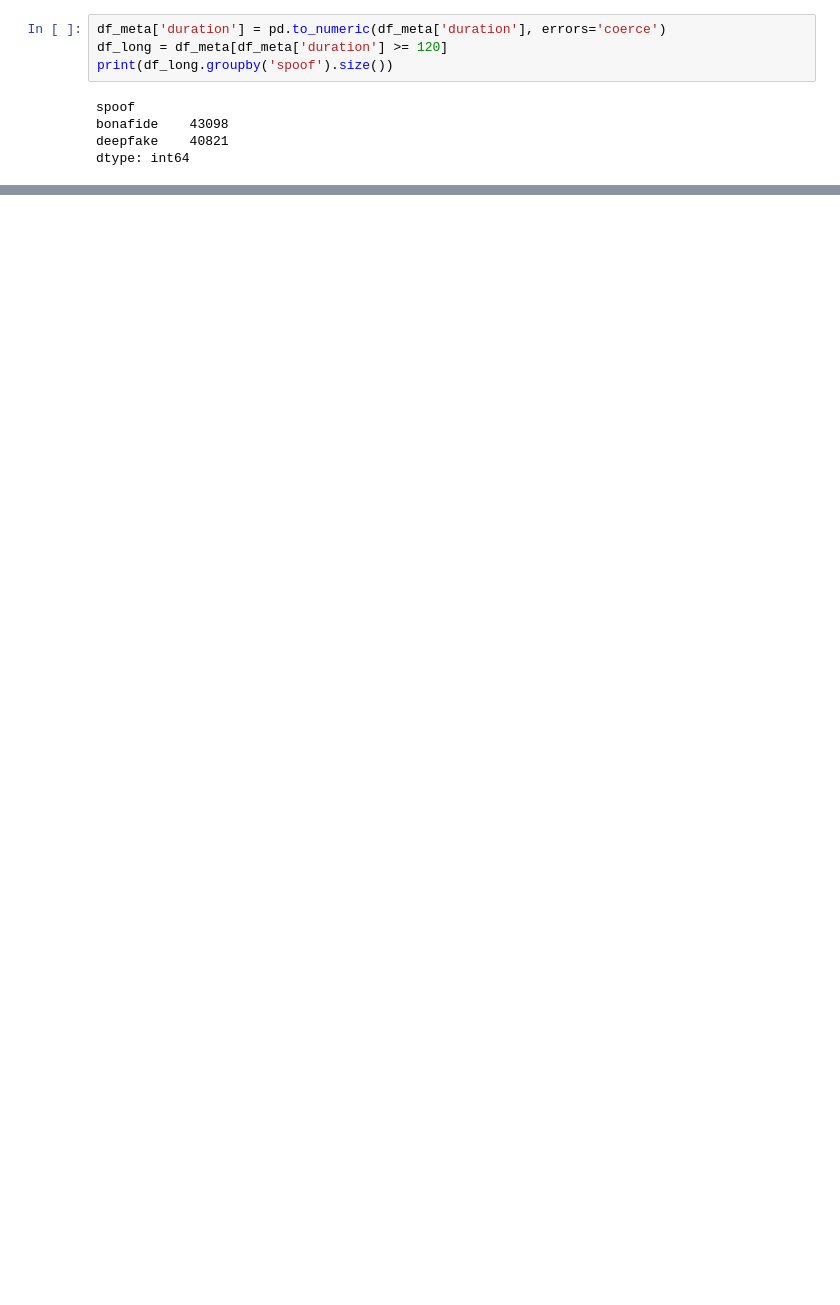
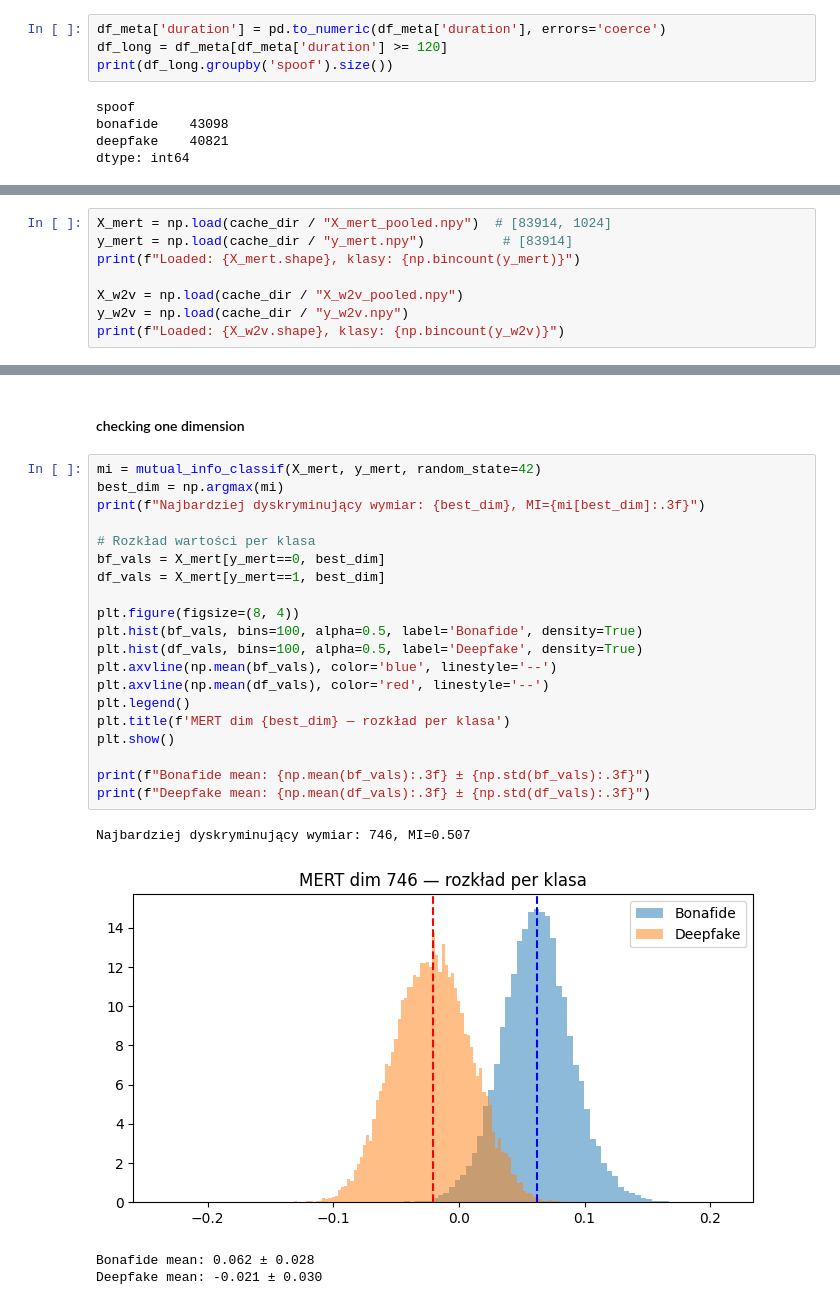
Before and after one commit to jkusnierz01/SVDD, a Jupyter notebook: notebooks/sonics.ipynb, the cells around one changed output, grey strips where cells are left out. Cells and saved outputs as stored; diff of their text form; blank space fills up the shorter version.

```diff
--- a/notebooks/sonics.ipynb
+++ b/notebooks/sonics.ipynb
@@ -660,0 +723,8 @@ dtype: int64
+# %%
+X_mert = np.load(cache_dir / "X_mert_pooled.npy")  # [83914, 1024]
+y_mert = np.load(cache_dir / "y_mert.npy")          # [83914]
+print(f"Loaded: {X_mert.shape}, klasy: {np.bincount(y_mert)}")
+
+X_w2v = np.load(cache_dir / "X_w2v_pooled.npy")
+y_w2v = np.load(cache_dir / "y_w2v.npy")
+print(f"Loaded: {X_w2v.shape}, klasy: {np.bincount(y_w2v)}")
@@ -737,0 +930,27 @@ WAV2VEC: AUC prawdziwy=0.946, AUC losowy=0.549
+# %% [markdown]
+#### checking one dimension
+# %%
+mi = mutual_info_classif(X_mert, y_mert, random_state=42)
+best_dim = np.argmax(mi)
+print(f"Najbardziej dyskryminujący wymiar: {best_dim}, MI={mi[best_dim]:.3f}")
+
+# Rozkład wartości per klasa
+bf_vals = X_mert[y_mert==0, best_dim]
+df_vals = X_mert[y_mert==1, best_dim]
+
+plt.figure(figsize=(8, 4))
+plt.hist(bf_vals, bins=100, alpha=0.5, label='Bonafide', density=True)
+plt.hist(df_vals, bins=100, alpha=0.5, label='Deepfake', density=True)
+plt.axvline(np.mean(bf_vals), color='blue', linestyle='--')
+plt.axvline(np.mean(df_vals), color='red', linestyle='--')
+plt.legend()
+plt.title(f'MERT dim {best_dim} — rozkład per klasa')
+plt.show()
+
+print(f"Bonafide mean: {np.mean(bf_vals):.3f} ± {np.std(bf_vals):.3f}")
+print(f"Deepfake mean: {np.mean(df_vals):.3f} ± {np.std(df_vals):.3f}")
+# %% [output]
+Najbardziej dyskryminujący wymiar: 746, MI=0.507
+[figure, added]
+Bonafide mean: 0.062 ± 0.028
+Deepfake mean: -0.021 ± 0.030
```
Also changed, not shown: parts of 39 cells of this notebook, 41 other files.
